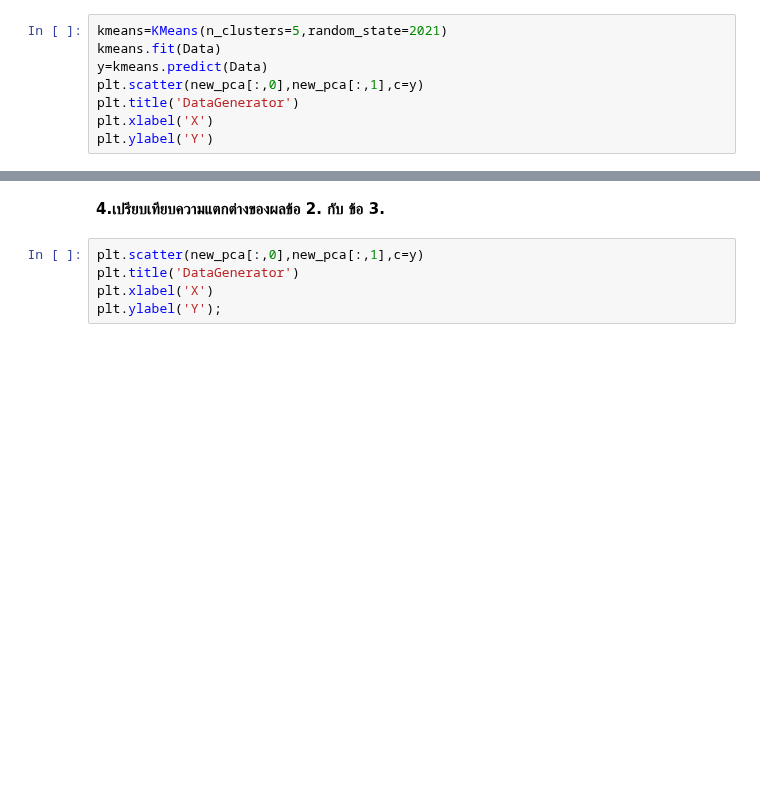
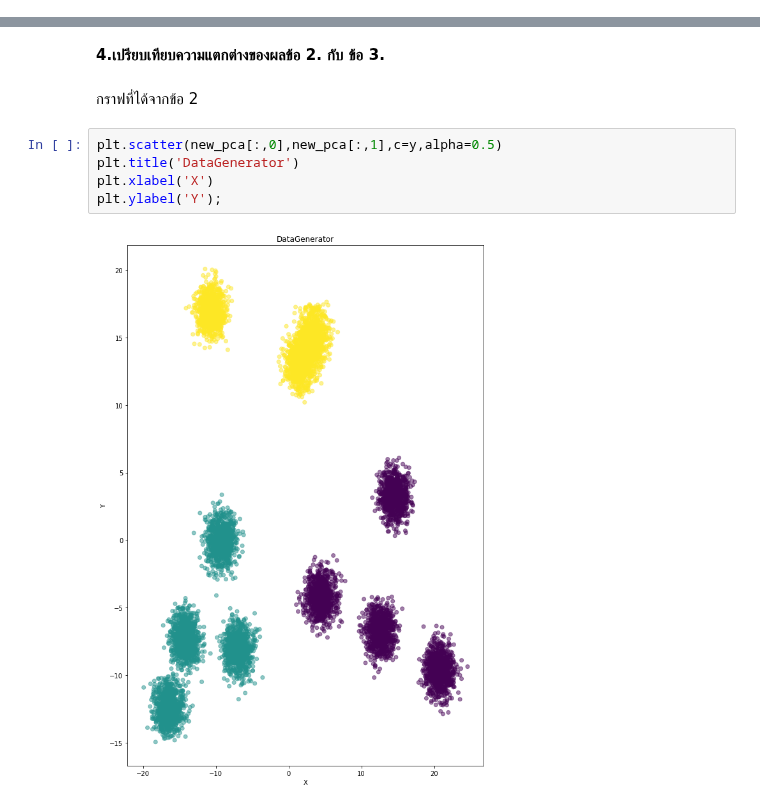
Before and after one commit to kittimaxz/multivariate, a Jupyter notebook: Multivariate_Exam.ipynb, the cells around one changed output, grey strips where cells are left out. Saved outputs shown, nothing was run; the diff lists cells and outputs as text; blank space fills up the shorter version.

```diff
--- a/Multivariate_Exam.ipynb
+++ b/Multivariate_Exam.ipynb
@@ -246,8 +292,0 @@ matplotlib.rcParams['figure.figsize']=[10,15]
-# %%
-kmeans=KMeans(n_clusters=5,random_state=2021)
-kmeans.fit(Data)
-y=kmeans.predict(Data)
-plt.scatter(new_pca[:,0],new_pca[:,1],c=y)
-plt.title('DataGenerator')
-plt.xlabel('X')
-plt.ylabel('Y')
@@ -278,7 +320,11 @@ plt.ylabel('Y');
 # %% [markdown]
 **4.เปรียบเทียบความแตกต่างของผลข้อ 2. กับ ข้อ 3.**
+# %% [markdown]
+กราฟที่ได้จากข้อ 2
 # %%
-plt.scatter(new_pca[:,0],new_pca[:,1],c=y)
+plt.scatter(new_pca[:,0],new_pca[:,1],c=y,alpha=0.5)
 plt.title('DataGenerator')
 plt.xlabel('X')
 plt.ylabel('Y');
+# %% [output]
+[figure, added]
```
Also changed, not shown: parts of 68 cells of this notebook.
